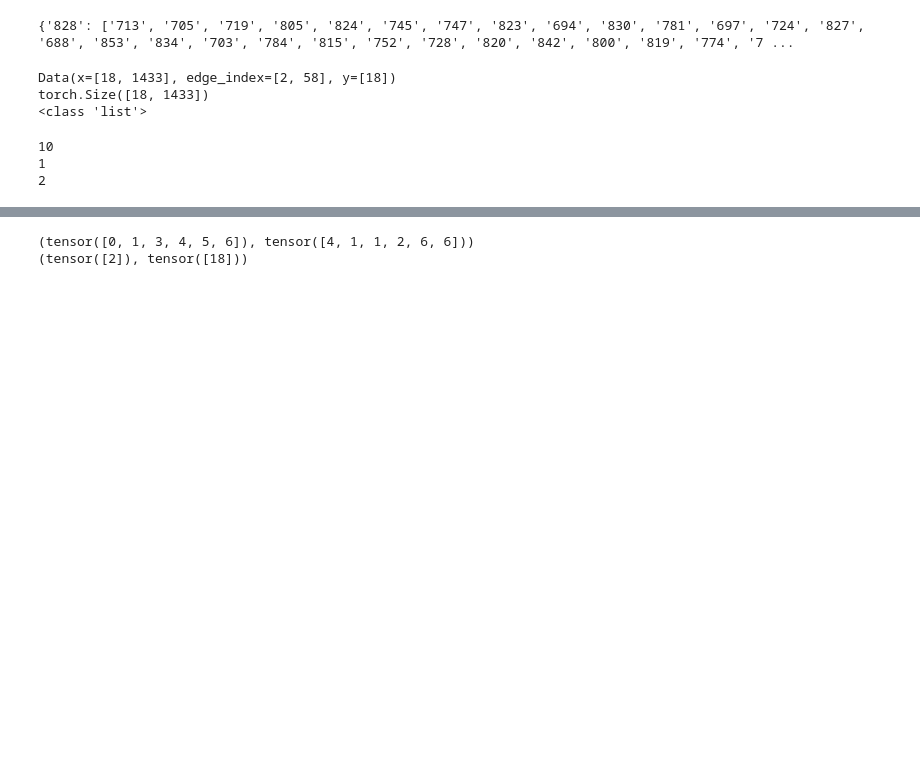
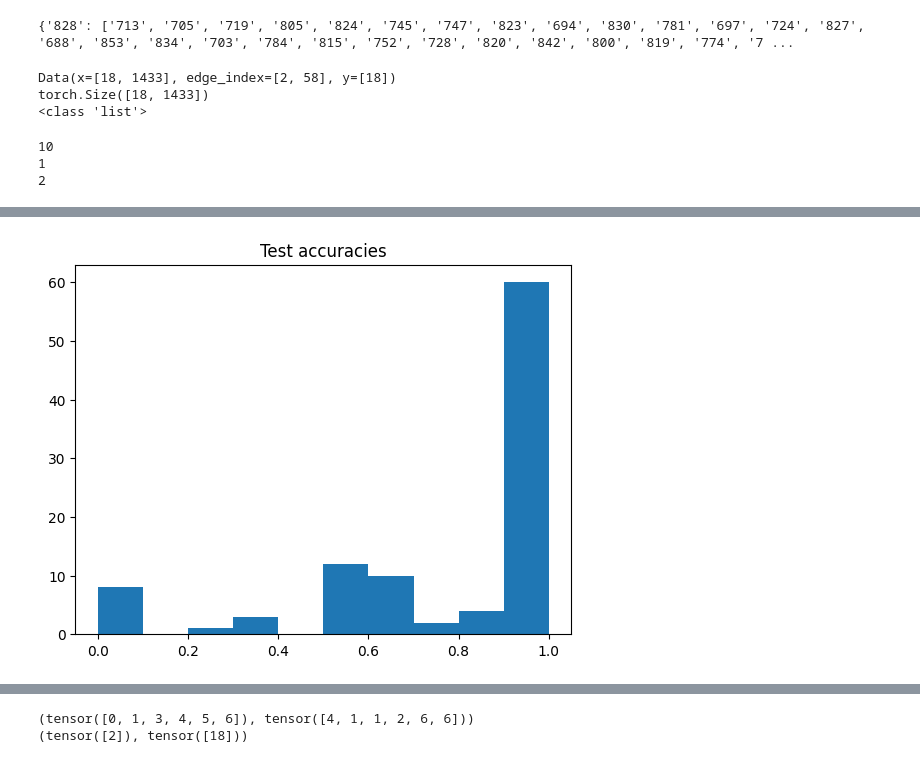
Before and after one commit to malvikavaidya/federated_gnns_project, a Jupyter notebook: build_subgraphs_gnn.ipynb, the cells around one changed output, grey strips where cells are left out. Drawn from its saved outputs; the diff is of its cells as text; code cells hidden in the pictures; blank space fills up the shorter version.

```diff
--- a/build_subgraphs_gnn.ipynb
+++ b/build_subgraphs_gnn.ipynb
@@ -230,0 +225,9 @@ print(type(client_number))
+# %%
+dictionary_t_1, test_losses, test_accs = initial_training(10)
+
+# average test loss and accuracy before communication
+
+mean_test_losses = sum(test_losses)/len(test_losses)
+mean_test_accs = sum(test_accs)/len(test_accs)
+print("mean test loss before communication: ", mean_test_losses)
+print("mean test accuracy before communication: ", mean_test_accs)
@@ -231 +252,10 @@ print(type(client_number))
+# %%
+
+import matplotlib.pyplot as plt
+
+plt.hist(test_accs)
+plt.title("Test accuracies")
+plt.show()
+# %% [output]
+[figure, added]
 # %%
```
Also changed, not shown: parts of 9 cells of this notebook.
